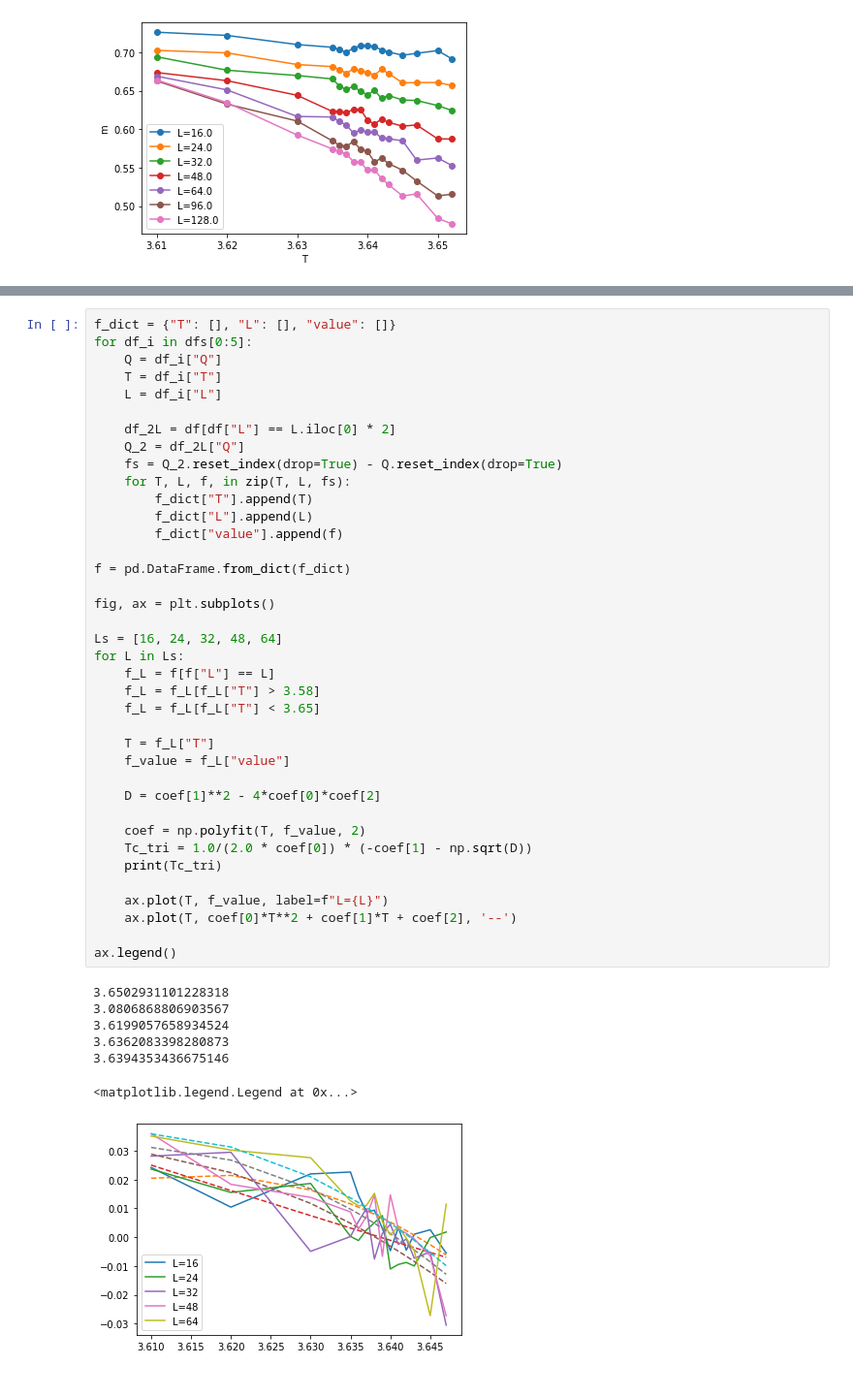
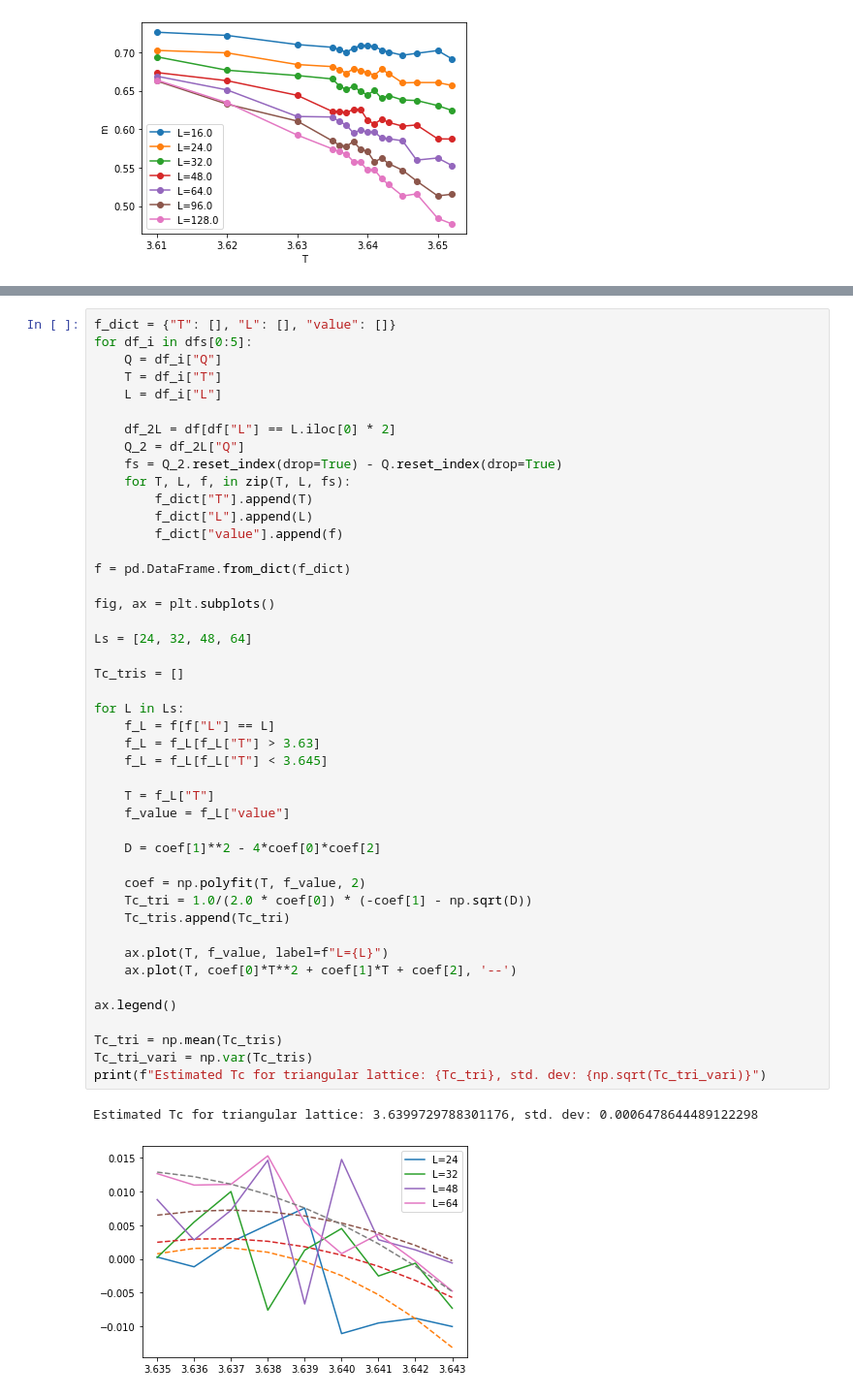
Before and after one commit to klashenriksson/MCSim_CPF, a Jupyter notebook: analysis/lab2/result_analyzer.ipynb, the cells around one changed output, grey strips where cells are left out. Shown at 97% size. Saved outputs shown, nothing was run; the diff lists cells and outputs as text.

```diff
--- a/analysis/lab2/result_analyzer.ipynb
+++ b/analysis/lab2/result_analyzer.ipynb
@@ -371,41 +371,43 @@ for df_i in dfs[0:5]:
     L = df_i["L"]
 
     df_2L = df[df["L"] == L.iloc[0] * 2]
     Q_2 = df_2L["Q"]
     fs = Q_2.reset_index(drop=True) - Q.reset_index(drop=True)
     for T, L, f, in zip(T, L, fs):
         f_dict["T"].append(T)
         f_dict["L"].append(L)
         f_dict["value"].append(f)
 
 f = pd.DataFrame.from_dict(f_dict)
 
 fig, ax = plt.subplots()
 
-Ls = [16, 24, 32, 48, 64]
+Ls = [24, 32, 48, 64]
+
+Tc_tris = []
+
 for L in Ls:
     f_L = f[f["L"] == L]
-    f_L = f_L[f_L["T"] > 3.58]
-    f_L = f_L[f_L["T"] < 3.65]
+    f_L = f_L[f_L["T"] > 3.63]
+    f_L = f_L[f_L["T"] < 3.645]
 
     T = f_L["T"]
     f_value = f_L["value"]
 
     D = coef[1]**2 - 4*coef[0]*coef[2]
 
     coef = np.polyfit(T, f_value, 2)
     Tc_tri = 1.0/(2.0 * coef[0]) * (-coef[1] - np.sqrt(D))
-    print(Tc_tri)
+    Tc_tris.append(Tc_tri)
 
     ax.plot(T, f_value, label=f"L={L}")
     ax.plot(T, coef[0]*T**2 + coef[1]*T + coef[2], '--')
 
 ax.legend()
+
+Tc_tri = np.mean(Tc_tris)
+Tc_tri_vari = np.var(Tc_tris)
+print(f"Estimated Tc for triangular lattice: {Tc_tri}, std. dev: {np.sqrt(Tc_tri_vari)}")
 # %% [output]
-3.6502931101228318
-3.0806868806903567
-3.6199057658934524
-3.6362083398280873
-3.6394353436675146
+Estimated Tc for triangular lattice: 3.6399729788301176, std. dev: 0.0006478644489122298
-<matplotlib.legend.Legend at 0x...>
-[figure, old version]
+[figure, new version]
```
Also changed, not shown: parts of 1 cell of this notebook, 5 other files.
